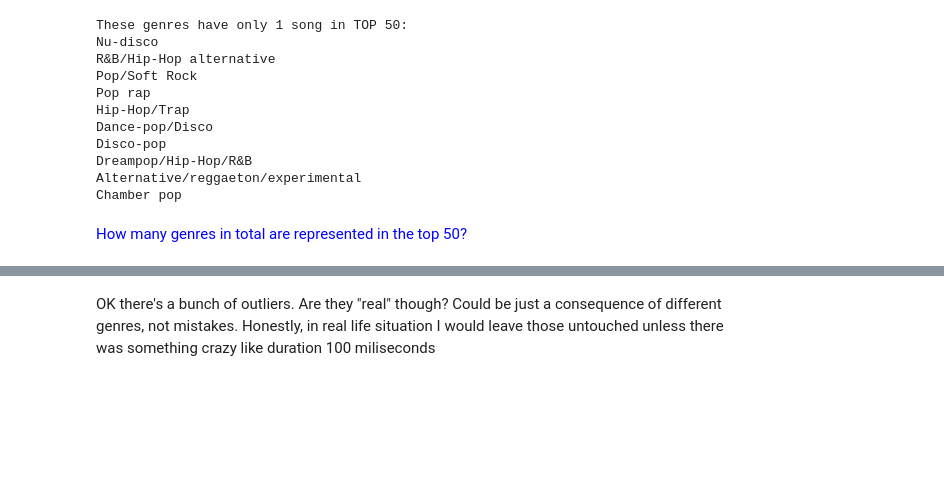
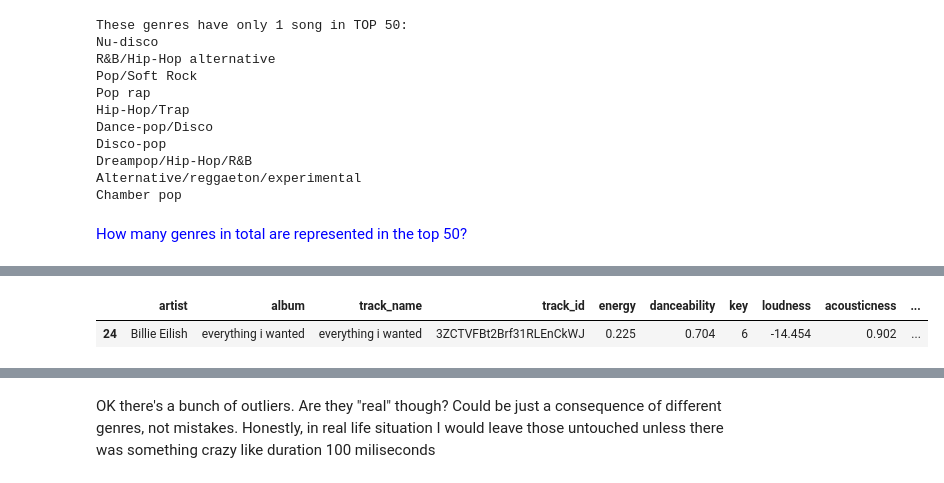
Before and after one commit to Grazina-S/sprint2, a Jupyter notebook: spotify_analysis.ipynb, the cells around one changed output, grey strips where cells are left out. Cells and saved outputs as stored; diff of their text form; code cells hidden in the pictures; blank space fills up the shorter version.

```diff
--- a/spotify_analysis.ipynb
+++ b/spotify_analysis.ipynb
@@ -307,0 +396,4 @@ Chamber pop
+# %%
+genre_filter = ['Pop', 'Hip-Hop/Rap', 'Dance/Electronic', 'Alternative/Indie']
+compare_dance = df[df['genre'].isin(genre_filter)].filter(items = ['danceability', 'genre'])
+compare_dance.groupby('genre')['danceability'].mean().round(3).sort_values(ascending=False)
@@ -307,0 +417,4 @@ Chamber pop
+# %%
+compare_loud = df[df['genre'].isin(genre_filter)].filter(items = ['loudness', 'genre'])
+compare_loud.groupby('genre')['loudness'].mean().round(2).sort_values(ascending=False)
+# compare_loud
@@ -307,0 +432,5 @@ Chamber pop
+# %%
+df.loc[df['loudness'] == min(compare_loud['loudness'])]
+# %% [output]
+|  | artist | album | track_name | track_id | energy | danceability | key | loudness | acousticness | ... |
+| 24 | Billie Eilish | everything i wanted | everything i wanted | 3ZCTVFBt2Brf31RLEnCkWJ | 0.225 | 0.704 | 6 | -14.454 | 0.902 | ... |
```
Also changed, not shown: parts of 34 cells of this notebook.
